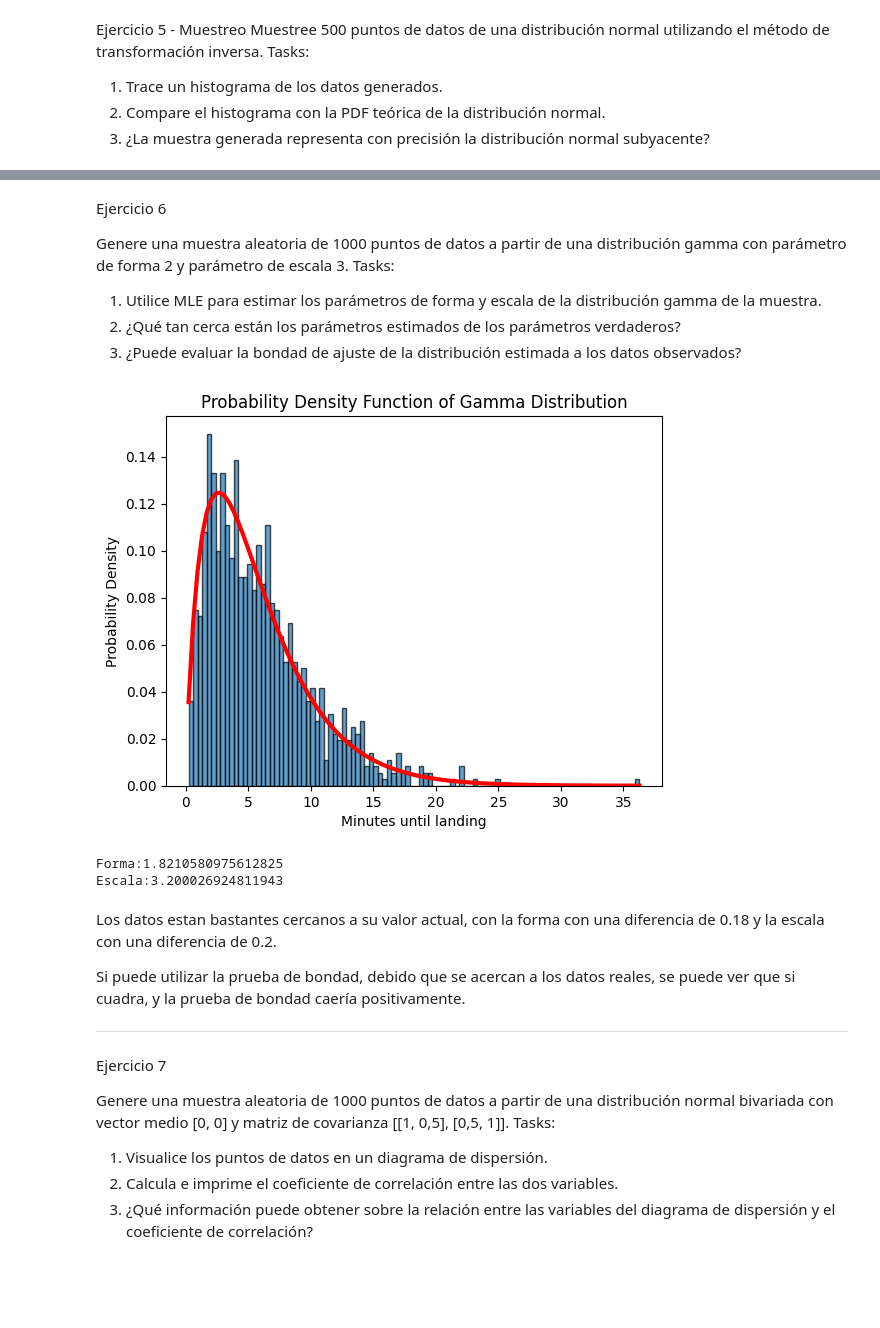
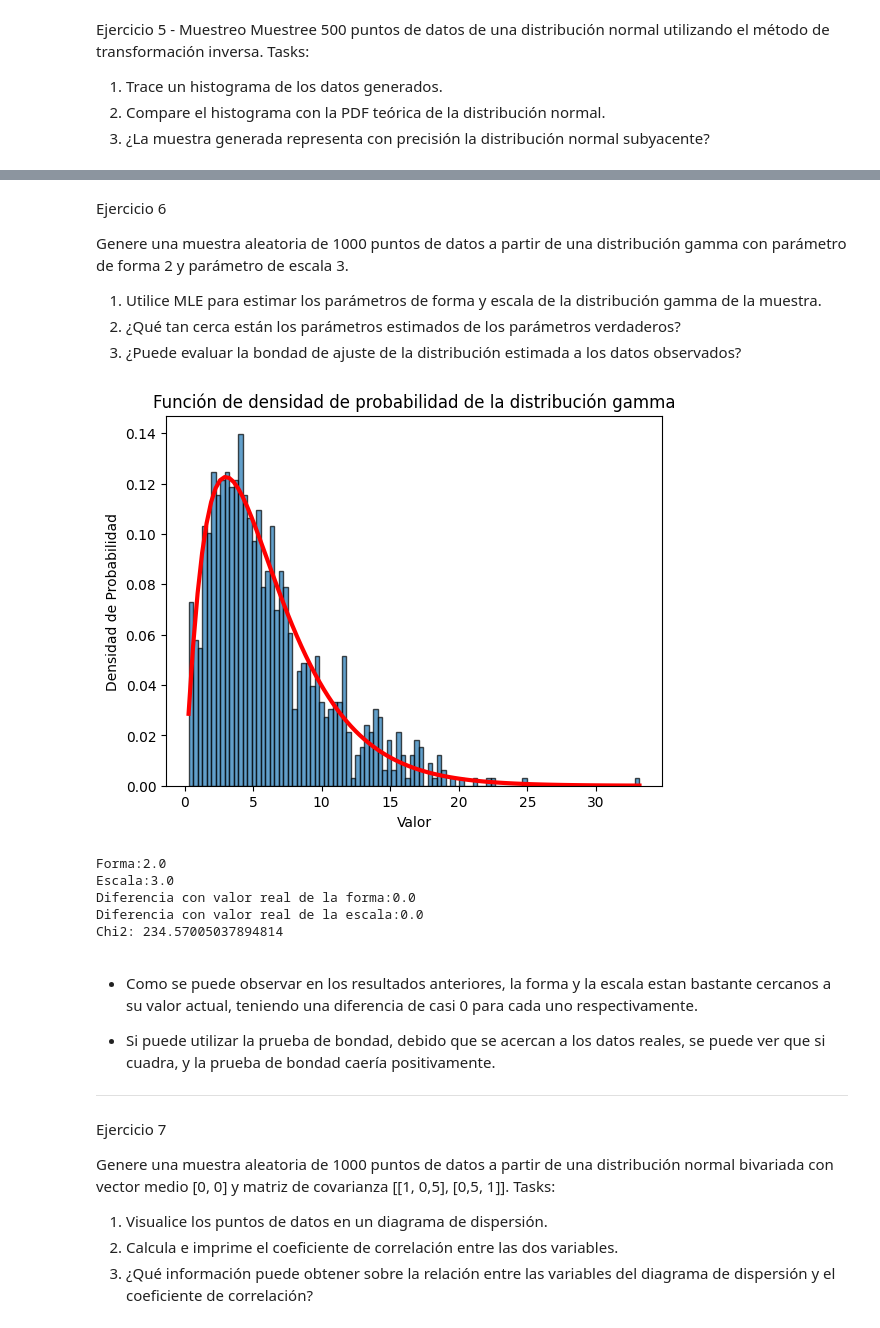
Before and after one commit to 20Candy/Lab1_Simulacion, a Jupyter notebook: main.ipynb, the cells around one changed output, grey strips where cells are left out. Saved outputs shown, nothing was run; the diff lists cells and outputs as text; code cells hidden in the pictures; blank space fills up the shorter version.

```diff
--- a/main.ipynb
+++ b/main.ipynb
@@ -195,50 +189,52 @@ Ejercicio 6
 
 Genere una muestra aleatoria de 1000 puntos de datos a partir de una distribución gamma con parámetro de forma
 2 y parámetro de escala 3.
-Tasks:
+
 1. Utilice MLE para estimar los parámetros de forma y escala de la distribución gamma de la muestra.
 2. ¿Qué tan cerca están los parámetros estimados de los parámetros verdaderos?
 3. ¿Puede evaluar la bondad de ajuste de la distribución estimada a los datos observados?
 # %%
-import scipy.stats as stats
 shape, scale = 2., 3.
 s = np.random.gamma(shape, scale, 1000)
 params = stats.gamma.fit(s)
 
-import matplotlib.pyplot as plt
-import scipy.special as sps
+shape_est = params[0]
+loc_est = params[1]
+scale_est = params[2]
 
-shape = params[0]
-loc = params[1]
-scale = params[2]
-
-# Create 100 bins with existing data.
 count, bins, ignored = plt.hist(s, 100, density=True, alpha=0.7, edgecolor='black')
 
-# Make continuous function Gamma with parameters derived from existing data.
 y = bins**(shape-1)*(np.exp(-bins/scale) /
                      (sps.gamma(shape)*scale**shape))
 
 fig = plt.plot()
 
-# Plot Bins along with continuous function
 plt.plot(bins, y, linewidth=3, color='r')
+plt.xlabel('Valor')
+plt.ylabel('Densidad de Probabilidad')
+plt.title('Función de densidad de probabilidad de la distribución gamma')
+plt.show()
 
-# Add labels and title to the plot
-plt.xlabel('Minutes until landing')
-plt.ylabel('Probability Density')
-plt.title('Probability Density Function of Gamma Distribution')
-plt.show()
 print("Forma:" +str(shape))
 print("Escala:" +str(scale))
+
+print("Diferencia con valor real de la forma:" +str(2-shape))
+print("Diferencia con valor real de la escala:" +str(3-scale))
+
+#cacular bondad de ajuste
+chi2_stat, p_val = stats.normaltest(s)   #PENDIENTE
+print("Chi2: " +str(chi2_stat))
 # %% [output]
-[figure, old version]
+[figure, new version]
-Forma:1.8210580975612825
-Escala:3.200026924811943
+Forma:2.0
+Escala:3.0
+Diferencia con valor real de la forma:0.0
+Diferencia con valor real de la escala:0.0
+Chi2: 234.57005037894814
 # %% [markdown]
-Los datos estan bastantes cercanos a su valor actual, con la forma con una diferencia de 0.18 y la escala con una diferencia de 0.2.
+- Como se puede observar en los resultados anteriores, la forma y la escala estan bastante cercanos a su valor actual, teniendo una diferencia de casi 0 para cada uno respectivamente.
 
-Si puede utilizar la prueba de bondad, debido que se acercan a los datos reales, se puede ver que si cuadra, y la prueba de bondad caería positivamente.
+- Si puede utilizar la prueba de bondad, debido que se acercan a los datos reales, se puede ver que si cuadra, y la prueba de bondad caería positivamente.
 
 _____________________________________________________________________
 # %% [markdown]
```
Also changed, not shown: parts of 15 cells of this notebook.
